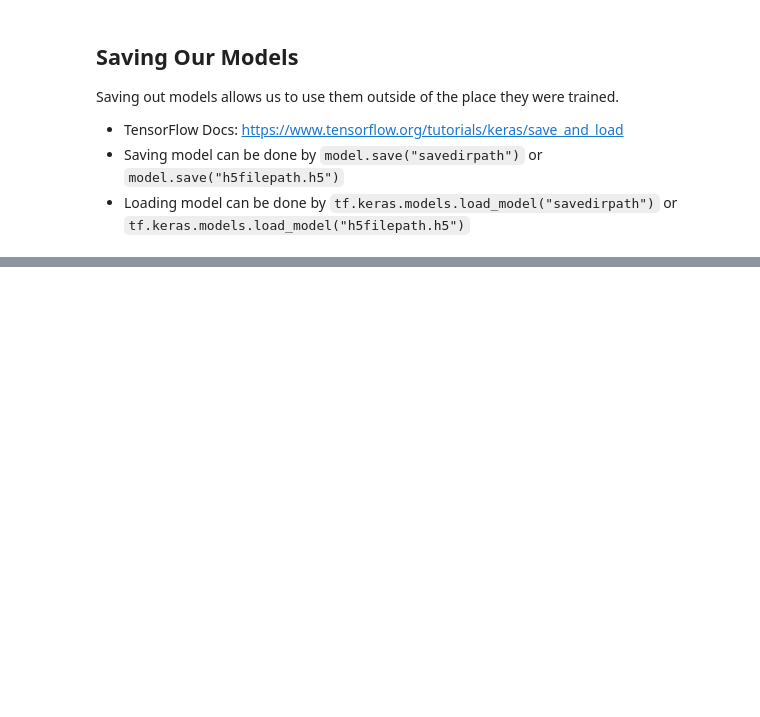
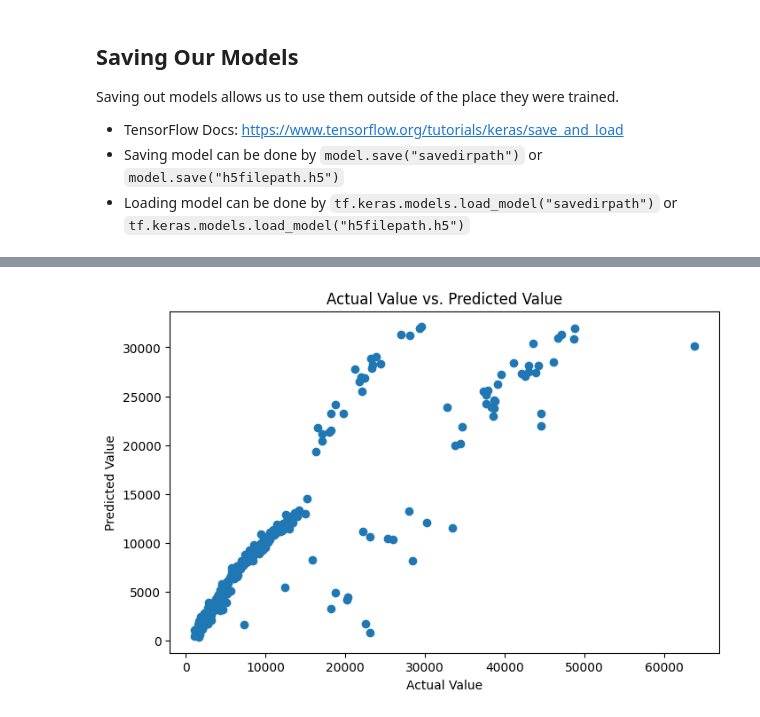
Before and after one commit to bkubick/deep-learning-development, a Jupyter notebook: exercises/neural_network_regression.ipynb, the cells around one changed output, grey strips where cells are left out. Saved outputs shown, nothing was run; the diff lists cells and outputs as text; code cells hidden in the pictures; blank space fills up the shorter version.

```diff
--- a/exercises/neural_network_regression.ipynb
+++ b/exercises/neural_network_regression.ipynb
@@ -470,0 +893,4 @@ Saving out models allows us to use them outside of the place they were trained.
+# %%
+# 4. Evaluate Model
+evaluate_1 = model_1.evaluate(X_test_normal, y_test)
+y_pred_1 = model_1.predict(X_test_normal)
@@ -470,0 +904,4 @@ Saving out models allows us to use them outside of the place they were trained.
+# %%
+utils.plot.plot_true_versus_predicted(y_test, y_pred_1, figsize=(8, 5))
+# %% [output]
+[figure, added]
```
Also changed, not shown: parts of 111 cells of this notebook, 1 other file.
